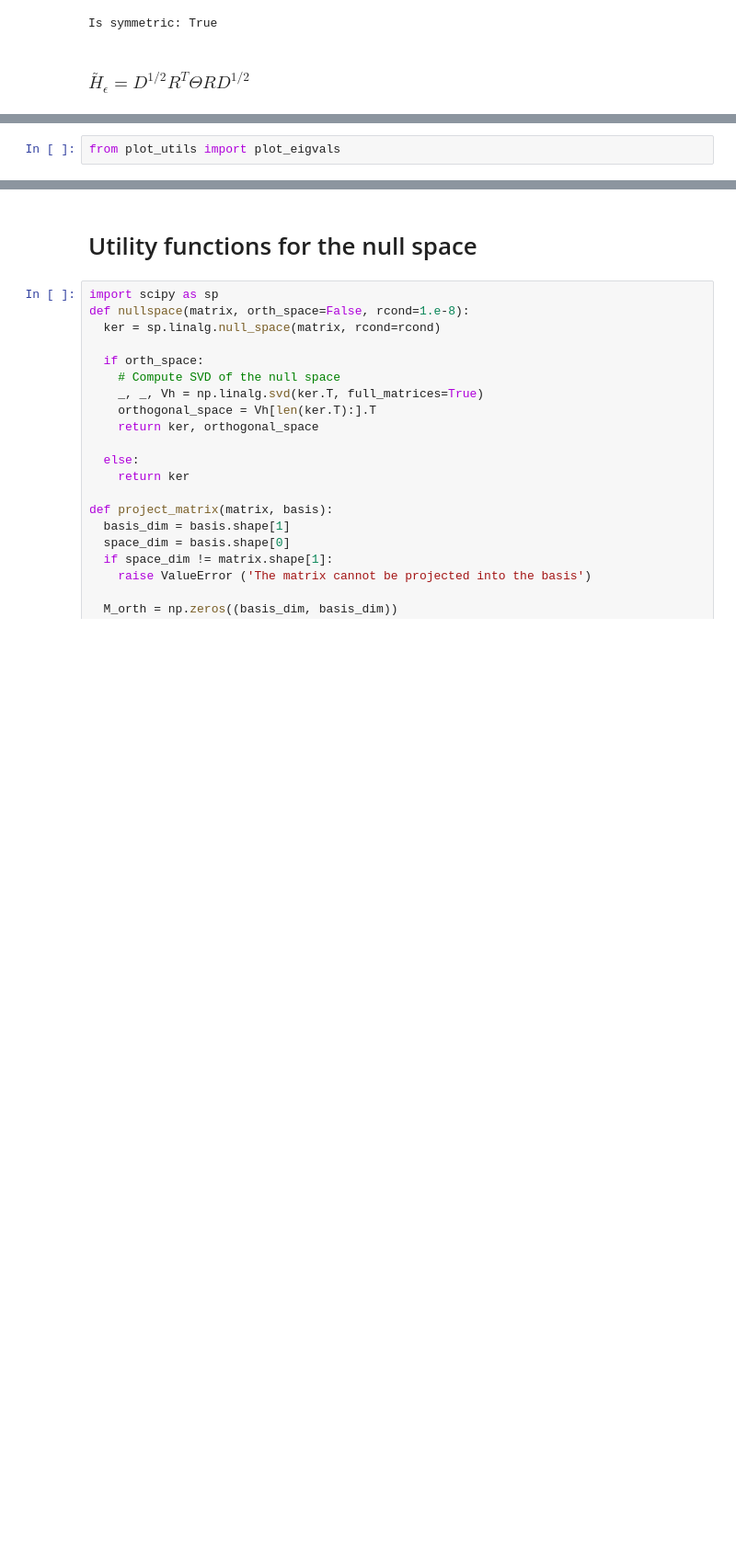
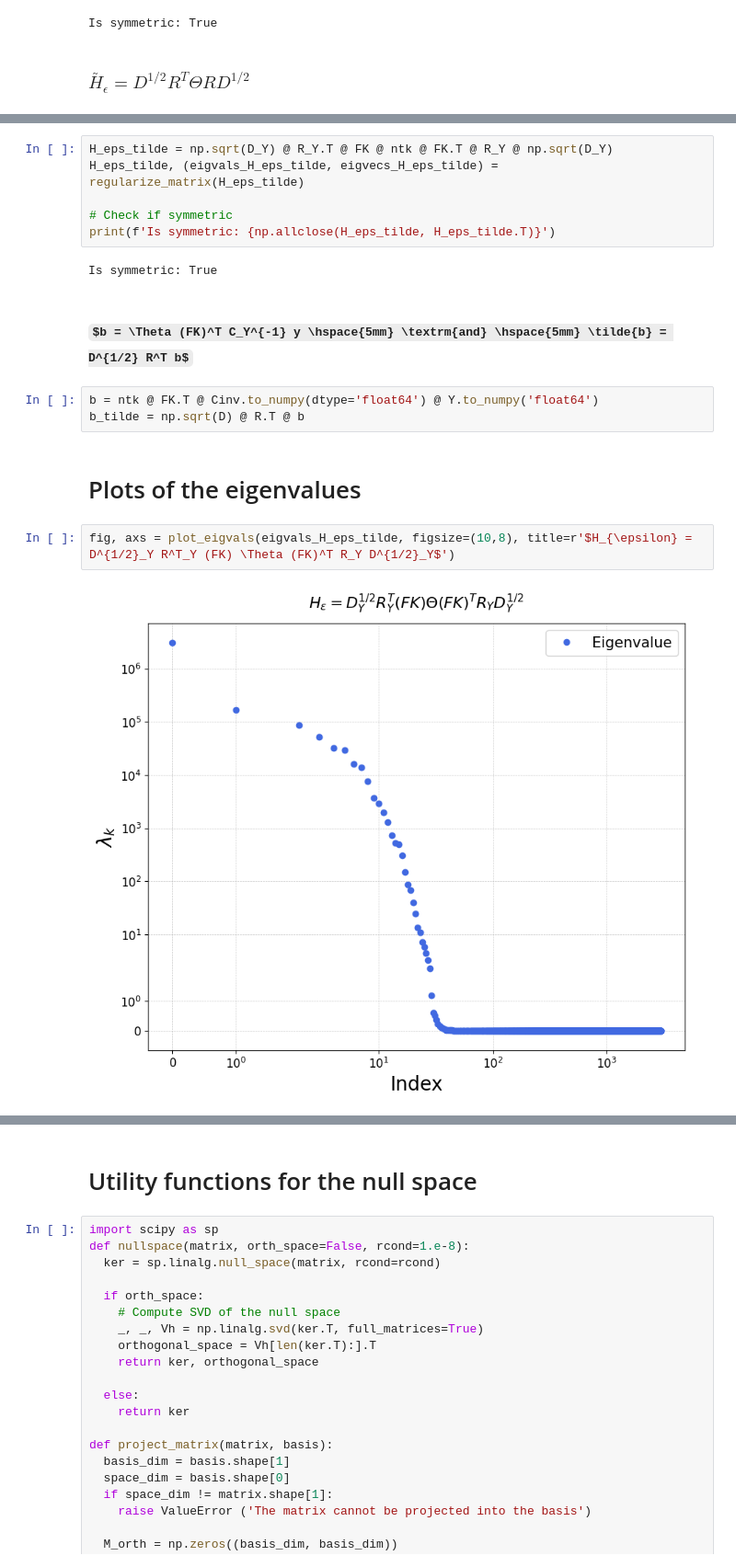
Before and after one commit to achiefa/DeepLearningTheory, a Jupyter notebook: Experiments/Integrated_solution/nnpdf/data_evolution.ipynb, the cells around one changed output, grey strips where cells are left out. Shown: that part at 92% size. Drawn from its saved outputs; the diff is of its cells as text; some formulas as TeX source; blank space fills up the shorter version.

Commit message:
Update figs with float64

```diff
--- a/Experiments/Integrated_solution/nnpdf/data_evolution.ipynb
+++ b/Experiments/Integrated_solution/nnpdf/data_evolution.ipynb
@@ -204,2 +141,19 @@ b_tilde = np.sqrt(D) @ R.T @ b.to_numpy()[:,0]
-# %%
-from plot_utils import plot_eigvals
+# %%
+H_eps_tilde = np.sqrt(D_Y) @ R_Y.T @ FK @ ntk @ FK.T @ R_Y @ np.sqrt(D_Y)
+H_eps_tilde, (eigvals_H_eps_tilde, eigvecs_H_eps_tilde) = regularize_matrix(H_eps_tilde)
+
+# Check if symmetric
+print(f'Is symmetric: {np.allclose(H_eps_tilde, H_eps_tilde.T)}')
+# %% [output]
+Is symmetric: True
+# %% [markdown]
+### $b = \Theta (FK)^T C_Y^{-1} y \hspace{5mm} \textrm{and} \hspace{5mm} \tilde{b} = D^{1/2} R^T b$
+# %%
+b = ntk @ FK.T @ Cinv.to_numpy(dtype='float64') @ Y.to_numpy('float64')
+b_tilde = np.sqrt(D) @ R.T @ b
+# %% [markdown]
+# Plots of the eigenvalues
+# %%
+fig, axs = plot_eigvals(eigvals_H_eps_tilde, figsize=(10,8), title=r'$H_{\epsilon} = D^{1/2}_Y R^T_Y (FK) \Theta (FK)^T R_Y D^{1/2}_Y$')
+# %% [output]
+[figure, added]
```
Also changed, not shown: parts of 14 cells of this notebook, 3 other files.
